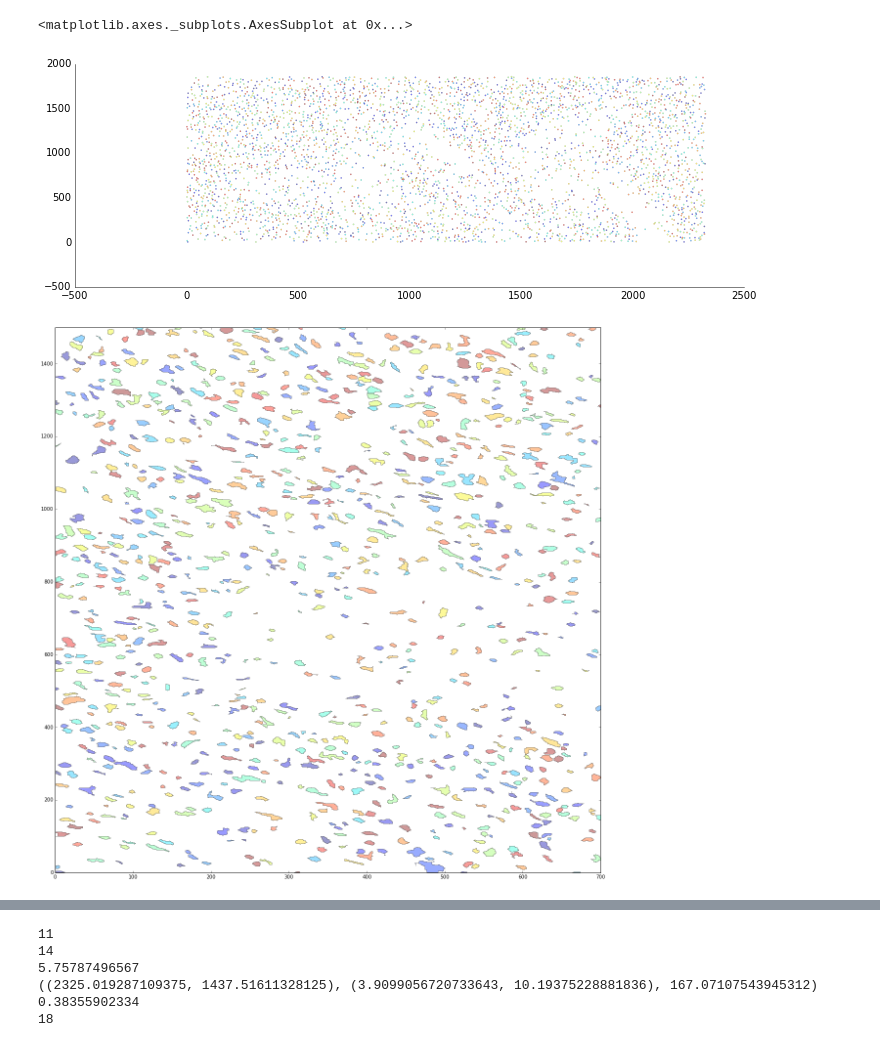
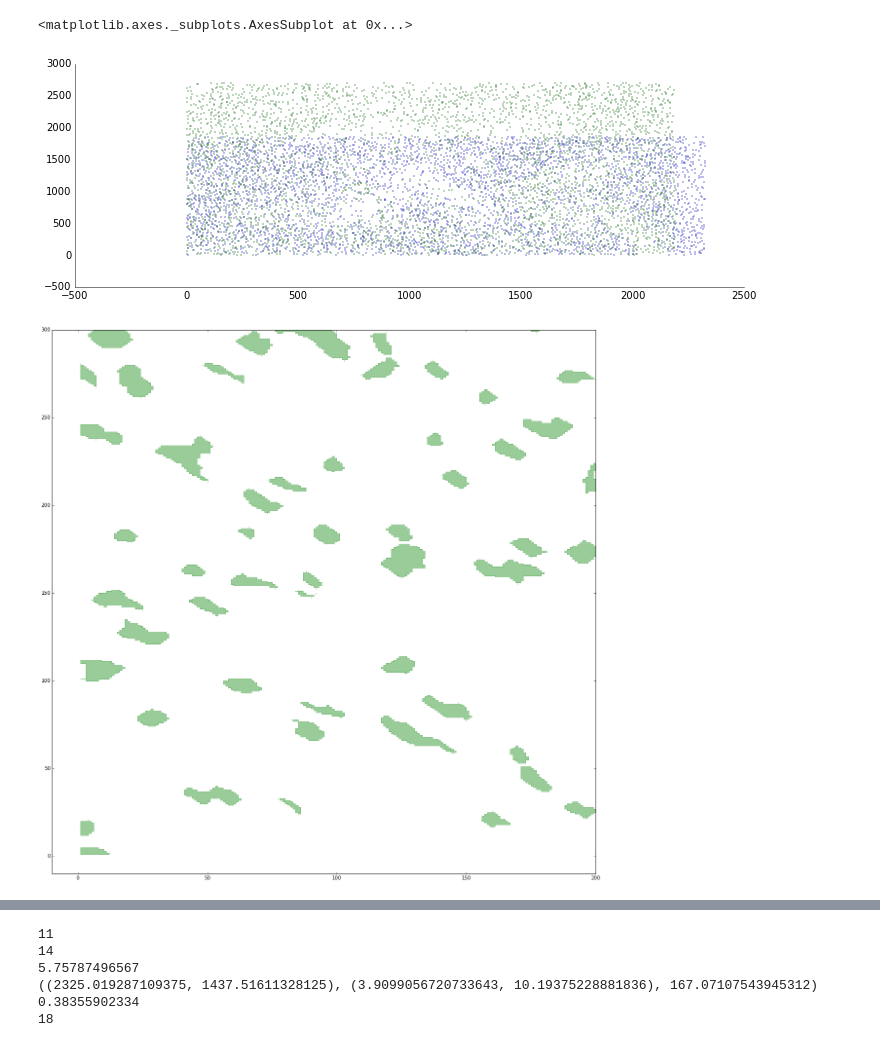
Before and after one commit to Sree-vathsan/CSE595_DataAnalyticsSoftwareStack, a Jupyter notebook: slide1.ipynb, the cells around one changed output, grey strips where cells are left out. Saved outputs shown, nothing was run; the diff lists cells and outputs as text; code cells hidden in the pictures.

Commit message:
Intersection plot Added

```diff
--- a/slide1.ipynb
+++ b/slide1.ipynb
@@ -16,12 +17,15 @@ fig, axes = plt.subplots(1, 1, figsize=(12,4))
 area = 2
 x = dfSlide1['X']
 y = dfSlide1['Y']
+x2 = dfSlide2['X']
+y2 = dfSlide2['Y']
 N=len(y)
 colors = np.random.rand(N)
-ppl.scatter(axes,x,y,s=area, c=colors, alpha=0.5)
+ppl.scatter(axes,x,y,s=area, c='b', alpha=0.5)
+ppl.scatter(axes,x2,y2,s=area, c='g', alpha=0.5)
 # %% [output]
 <matplotlib.axes._subplots.AxesSubplot at 0x...>
-[figure, old version]
+[figure, new version]
 # %%
 import matplotlib.patches as patches
 import matplotlib.pyplot as plt
@@ -85,35 +89,38 @@ for bnd in boundaries:
     #Feature 6 - Minimum Enclosing Circle's radius
     poly_minCircleRad.append(cv2.minEnclosingCircle(np.asarray(points, np.float32))[1])
 
     #Feature 7 - Compactness
     #The ratio of the area of a polygon to the area of a circle with the same perimeter
     #Calculated at the end
 
     #Feature 8 - No of Edges
     if len(points)==2:
         poly_nedges.append(1)
     else:
         poly_nedges.append(len(points)-1)
 
     #print(points)
     poly = patches.Polygon(points,alpha='0.2',ec='green',hatch='x',linestyle='dashed',fill=False)
     #ax1.add_patch(poly)
     patchesArr.append(poly)
 colors = 100*np.random.rand(len(patchesArr))
-p = PatchCollection(patchesArr, cmap=matplotlib.cm.jet, alpha=0.4)
-p.set_array(np.array(colors))
+p = PatchCollection(patchesArr, cmap=matplotlib.cm.jet, color='green', alpha=0.4)
+p2 = PatchCollection(patchesArr2, cmap=matplotlib.cm.jet, color='blue', alpha=0.4)
+#p.set_array(np.array(colors))
 ax1.add_collection(p)
-ax1.set_xlim(0,700)
-ax1.set_ylim(0,1500)
+#ax1.add_collection(p2)
+
+ax1.set_xlim(-10,200)
+ax1.set_ylim(-10,300)
 plt.show()
 dfSlide1['Computed_Area'] = poly_area
 dfSlide1['Computed Perimeter'] = poly_per
 dfSlide1['Border Index'] = poly_bi
 dfSlide1['Minimum Ellipse Ratio'] = poly_minEllip_ratio
 dfSlide1['Minimum Ellipse Rotation'] = poly_minEllip_rotation
 dfSlide1['Minimum Enclosing Circle'] = poly_minCircleRad
 dfSlide1['Compactness'] = (np.asarray(poly_area, np.float32) * 4 * np.pi)/(np.asarray(poly_per,np.float32) ** 2)
 dfSlide1['Edge Count'] = poly_nedges
 #dfSlide1
 # %% [output]
-[figure, old version]
+[figure, new version]
```
Also changed, not shown: parts of 4 cells of this notebook.
